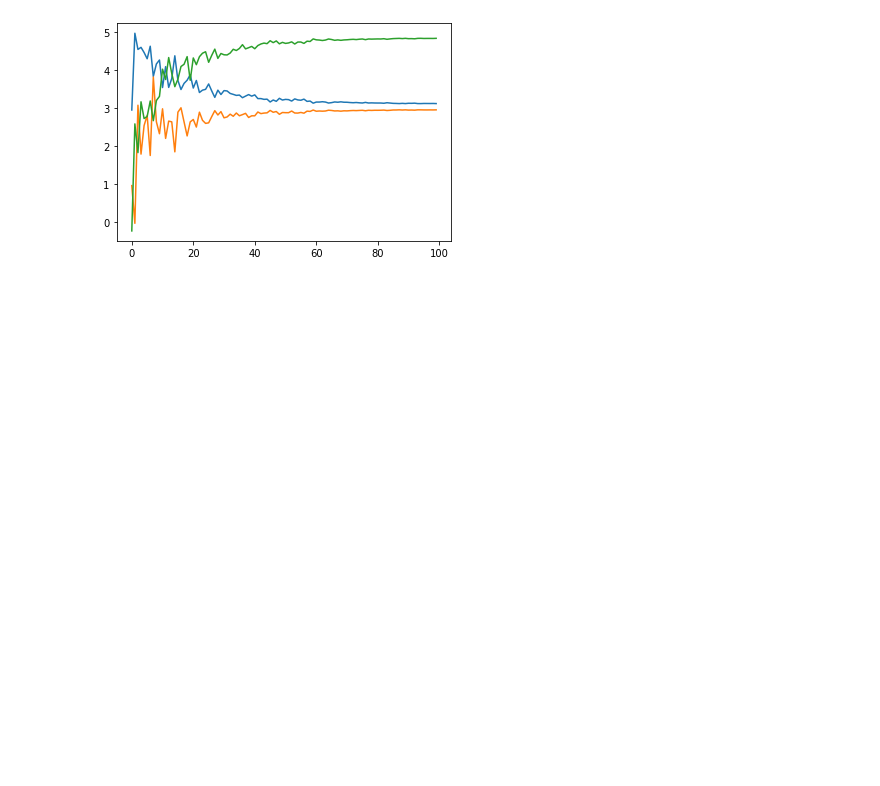
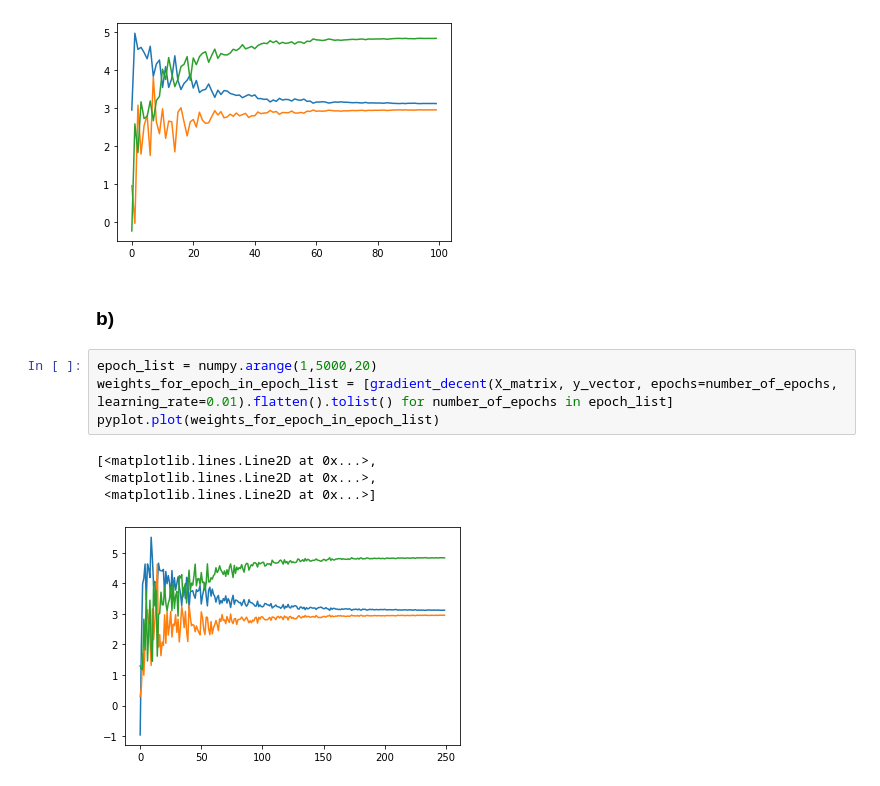
Before and after one commit to felix-tjernberg/machine-learning, a Jupyter notebook: exercises/exercise-1.ipynb, the cells around one changed output. Saved outputs shown, nothing was run; the diff lists cells and outputs as text; blank space fills up the shorter version.

```diff
--- a/exercises/exercise-1.ipynb
+++ b/exercises/exercise-1.ipynb
@@ -45,3 +47,14 @@ pyplot.plot(weights_for_epoch_in_epoch_list)
  <matplotlib.lines.Line2D at 0x...>,
  <matplotlib.lines.Line2D at 0x...>]
 [figure]
+# %% [markdown]
+### b)
+# %%
+epoch_list = numpy.arange(1,5000,20)
+weights_for_epoch_in_epoch_list = [gradient_decent(X_matrix, y_vector, epochs=number_of_epochs, learning_rate=0.01).flatten().tolist() for number_of_epochs in epoch_list]
+pyplot.plot(weights_for_epoch_in_epoch_list)
+# %% [output]
+[<matplotlib.lines.Line2D at 0x...>,
+ <matplotlib.lines.Line2D at 0x...>,
+ <matplotlib.lines.Line2D at 0x...>]
+[figure, added]
```
Also changed, not shown: parts of 1 cell of this notebook.
